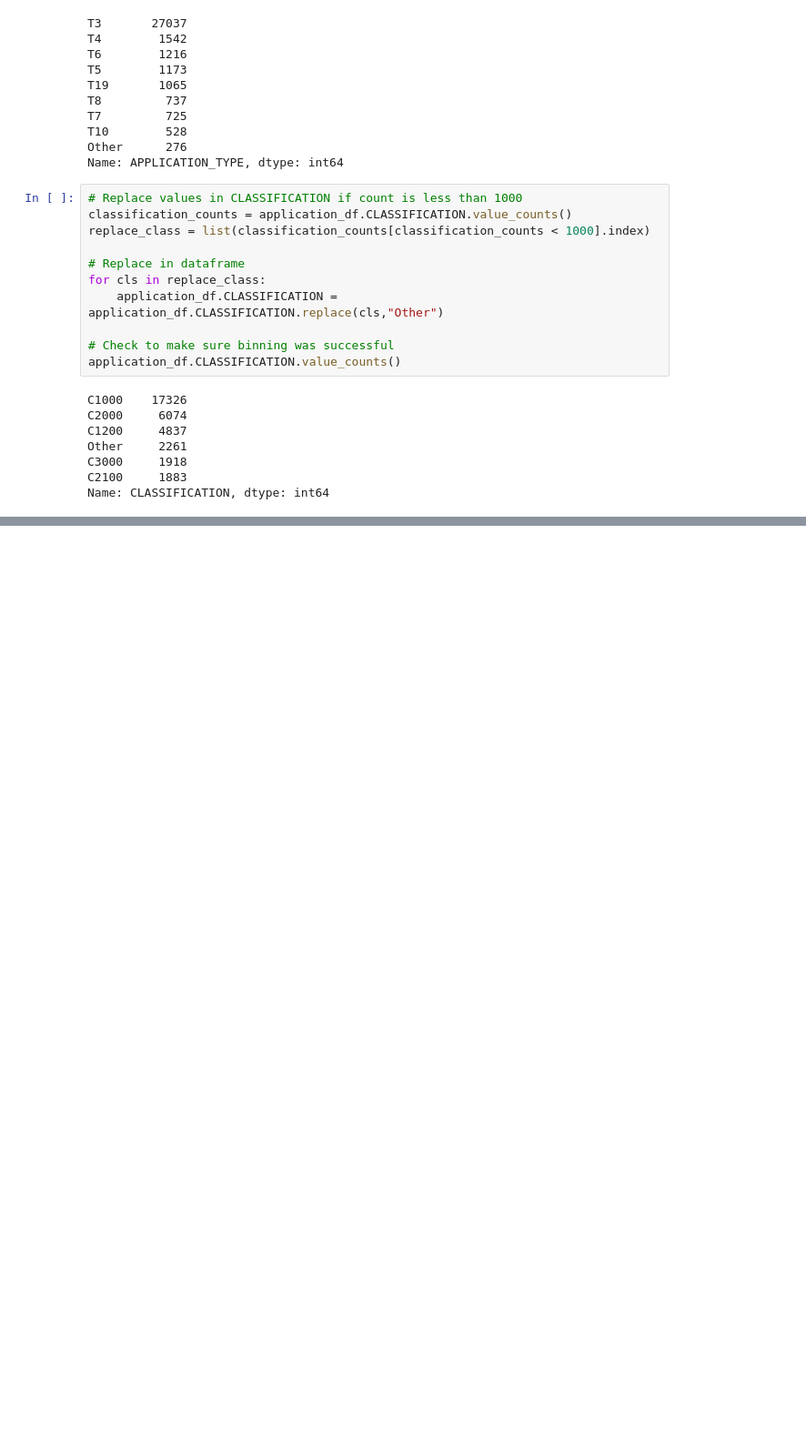
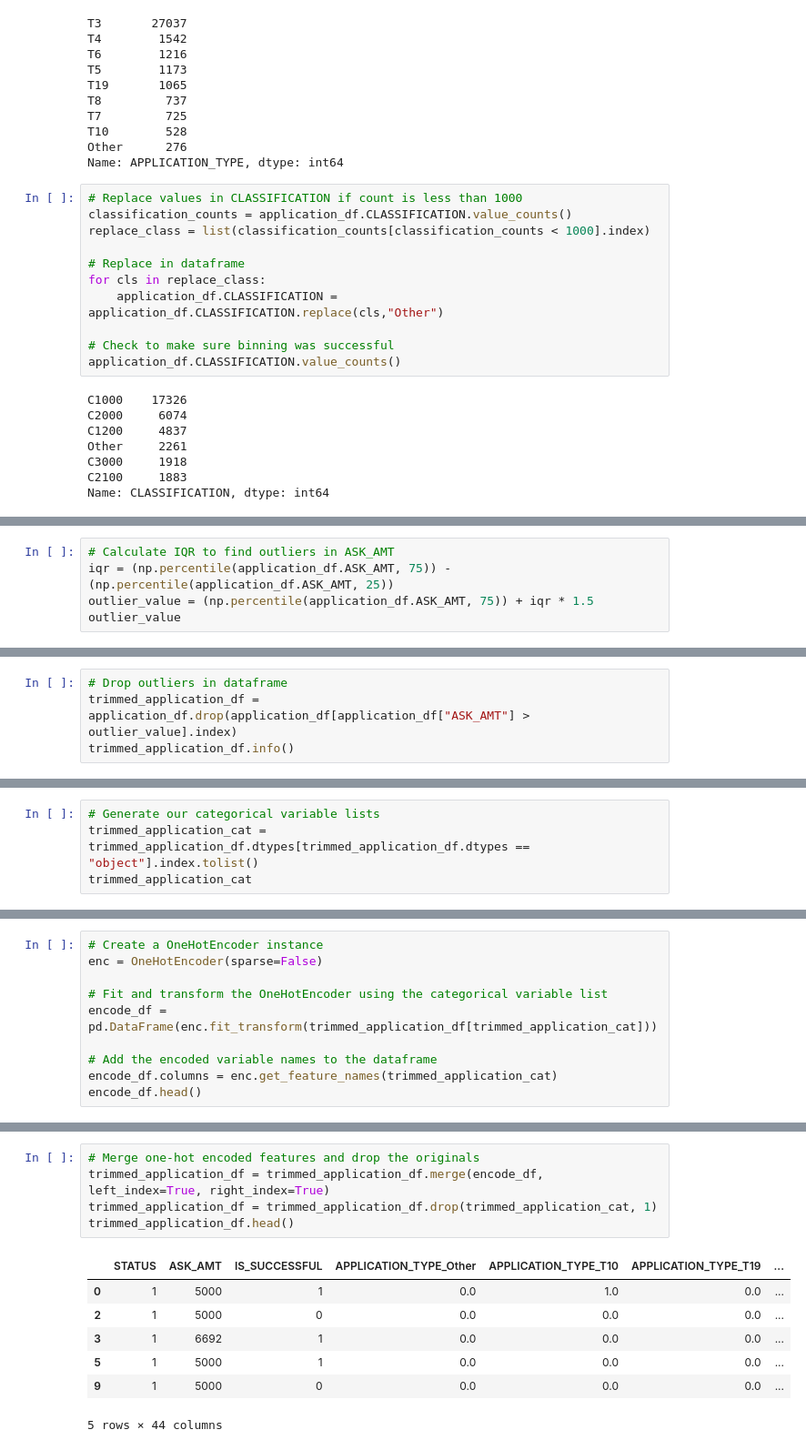
Before and after one commit to fkerimov/Neural_Network_Charity_Analysis, a Jupyter notebook: AlphabetSoupCharity_Optimzation.ipynb, the cells around one changed output, grey strips where cells are left out. Shown at 91% size. Drawn from its saved outputs; the diff is of its cells as text; blank space fills up the shorter version.

```diff
--- a/AlphabetSoupCharity_Optimzation.ipynb
+++ b/AlphabetSoupCharity_Optimzation.ipynb
@@ -134,0 +142,5 @@ Name: ASK_AMT, dtype: int64
+# %%
+# Calculate IQR to find outliers in ASK_AMT
+iqr = (np.percentile(application_df.ASK_AMT, 75)) - (np.percentile(application_df.ASK_AMT, 25))
+outlier_value = (np.percentile(application_df.ASK_AMT, 75)) + iqr * 1.5
+outlier_value
@@ -134,0 +192,4 @@ Name: ASK_AMT, dtype: int64
+# %%
+# Drop outliers in dataframe
+trimmed_application_df = application_df.drop(application_df[application_df["ASK_AMT"] > outlier_value].index)
+trimmed_application_df.info()
@@ -134,0 +214,4 @@ Name: ASK_AMT, dtype: int64
+# %%
+# Generate our categorical variable lists
+trimmed_application_cat = trimmed_application_df.dtypes[trimmed_application_df.dtypes == "object"].index.tolist()
+trimmed_application_cat
@@ -134,0 +226,10 @@ Name: ASK_AMT, dtype: int64
+# %%
+# Create a OneHotEncoder instance
+enc = OneHotEncoder(sparse=False)
+
+# Fit and transform the OneHotEncoder using the categorical variable list
+encode_df = pd.DataFrame(enc.fit_transform(trimmed_application_df[trimmed_application_cat]))
+
+# Add the encoded variable names to the dataframe
+encode_df.columns = enc.get_feature_names(trimmed_application_cat)
+encode_df.head()
@@ -134,0 +244,13 @@ Name: ASK_AMT, dtype: int64
+# %%
+# Merge one-hot encoded features and drop the originals
+trimmed_application_df = trimmed_application_df.merge(encode_df, left_index=True, right_index=True)
+trimmed_application_df = trimmed_application_df.drop(trimmed_application_cat, 1)
+trimmed_application_df.head()
+# %% [output]
+|  | STATUS | ASK_AMT | IS_SUCCESSFUL | APPLICATION_TYPE_Other | APPLICATION_TYPE_T10 | APPLICATION_TYPE_T19 | ... |
+| 0 | 1 | 5000 | 1 | 0.0 | 1.0 | 0.0 | ... |
+| 2 | 1 | 5000 | 0 | 0.0 | 0.0 | 0.0 | ... |
+| 3 | 1 | 6692 | 1 | 0.0 | 0.0 | 0.0 | ... |
+| 5 | 1 | 5000 | 1 | 0.0 | 0.0 | 0.0 | ... |
+| 9 | 1 | 5000 | 0 | 0.0 | 0.0 | 0.0 | ... |
+5 rows × 44 columns
```
Also changed, not shown: parts of 37 cells of this notebook, 40 other files.
